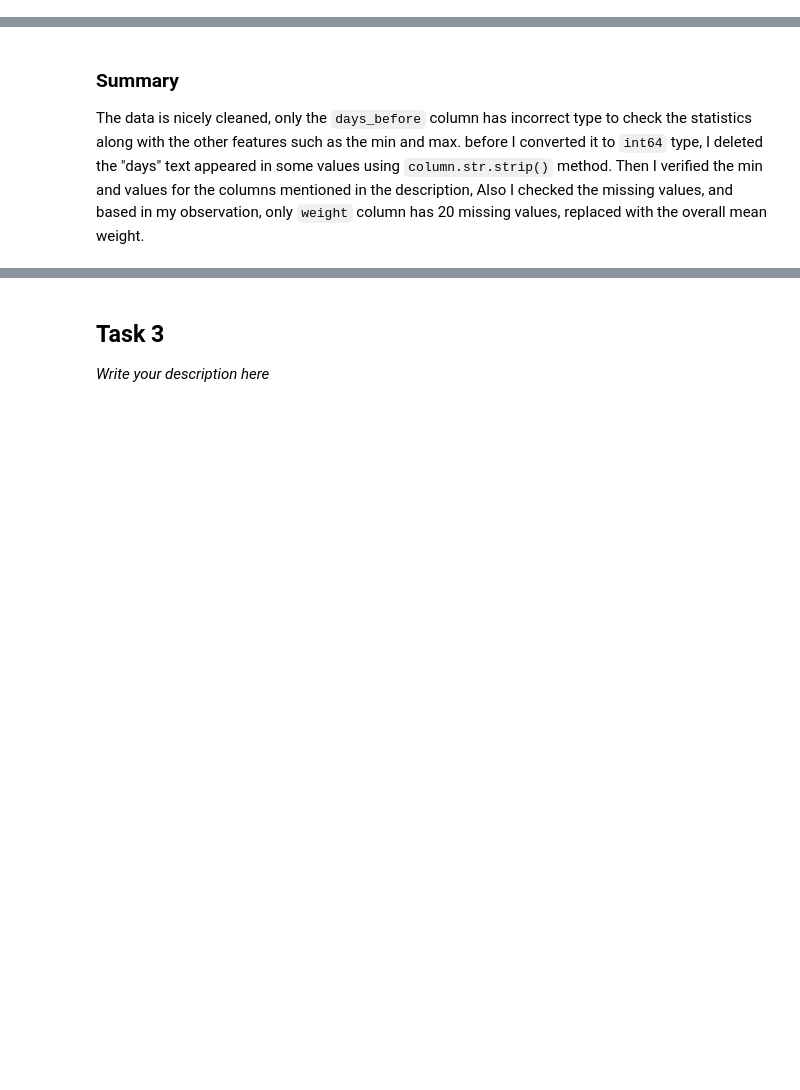
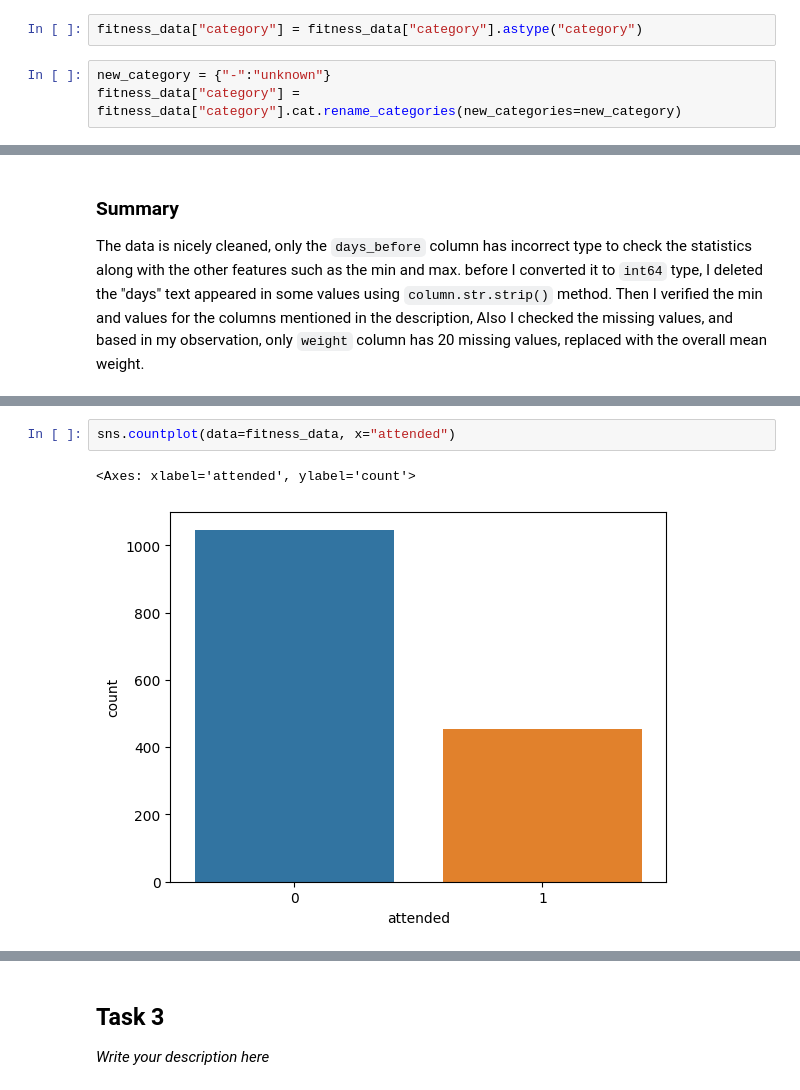
Before and after one commit to Abdoelabassi/data-science-certification-exam, a Jupyter notebook: notebook.ipynb, the cells around one changed output, grey strips where cells are left out. Saved outputs shown, nothing was run; the diff lists cells and outputs as text; blank space fills up the shorter version.

```diff
--- a/notebook.ipynb
+++ b/notebook.ipynb
@@ -114,0 +126,5 @@ dtype: int64
+# %%
+fitness_data["category"] = fitness_data["category"].astype("category")
+# %%
+new_category = {"-":"unknown"}
+fitness_data["category"] = fitness_data["category"].cat.rename_categories(new_categories=new_category)
@@ -125,0 +169,5 @@ b.Explain whether the observations are balanced across categories
+# %%
+sns.countplot(data=fitness_data, x="attended")
+# %% [output]
+<Axes: xlabel='attended', ylabel='count'>
+[figure, added]
```
Also changed, not shown: parts of 7 cells of this notebook.
